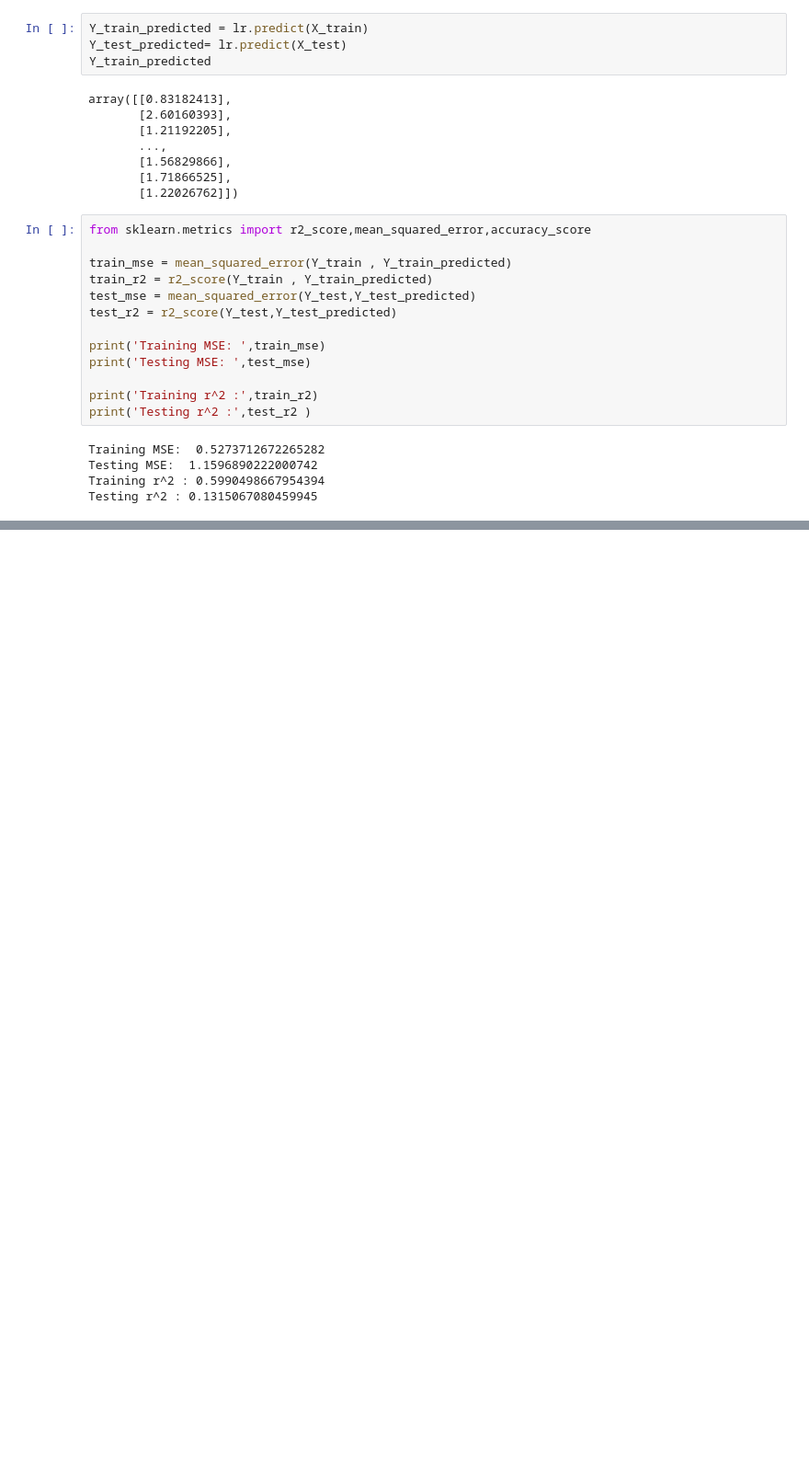
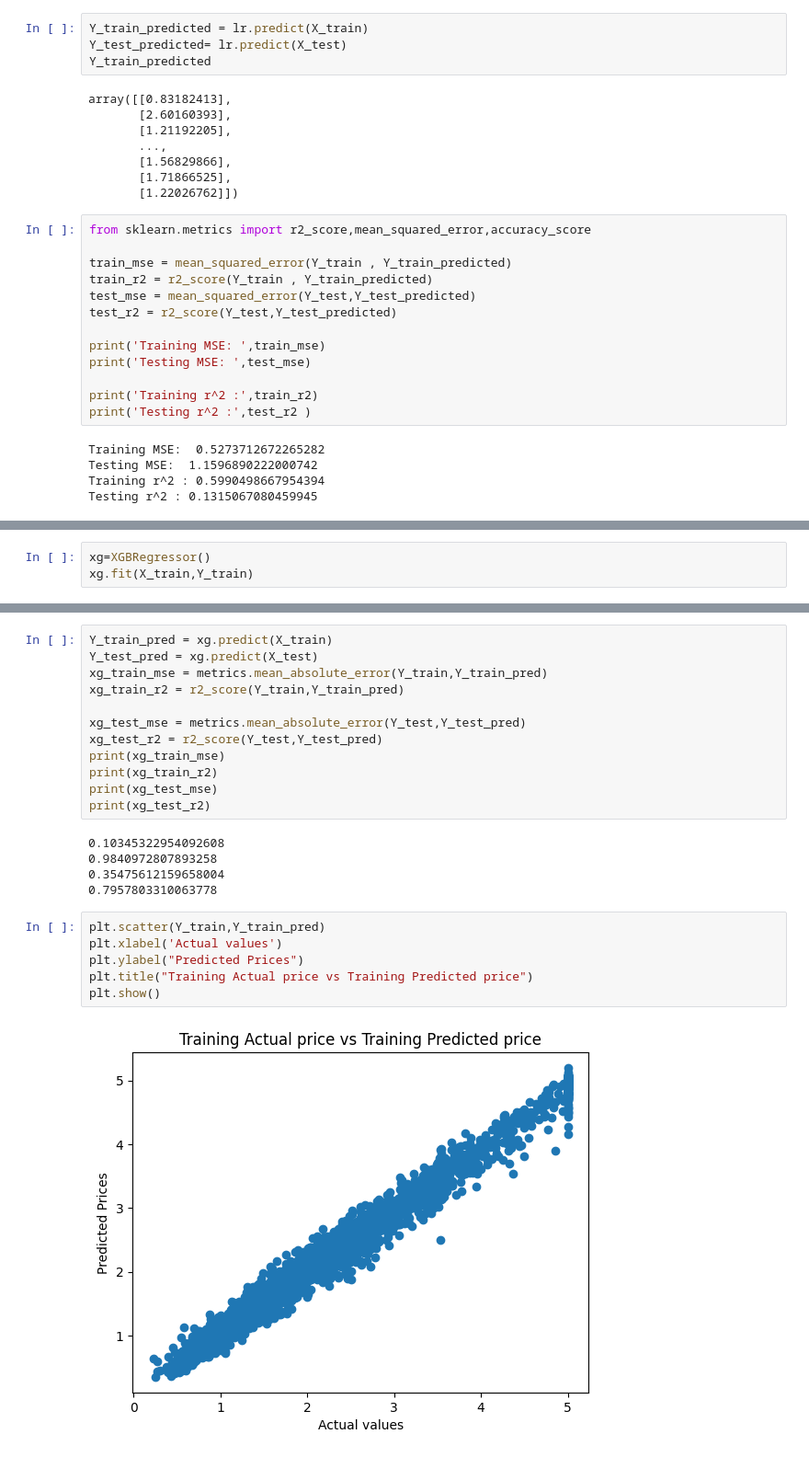
Before and after one commit to mugilan6379/California-House-Price-Prediction, a Jupyter notebook: housePricePrediction.ipynb, the cells around one changed output, grey strips where cells are left out. Shown: that part at 92% size. Cells and saved outputs as stored; diff of their text form; blank space fills up the shorter version.

```diff
--- a/housePricePrediction.ipynb
+++ b/housePricePrediction.ipynb
@@ -164,0 +143,3 @@ Likely causes:
+# %%
+xg=XGBRegressor()
+xg.fit(X_train,Y_train)
@@ -164,0 +158,25 @@ Likely causes:
+# %%
+Y_train_pred = xg.predict(X_train)
+Y_test_pred = xg.predict(X_test)
+xg_train_mse = metrics.mean_absolute_error(Y_train,Y_train_pred)
+xg_train_r2 = r2_score(Y_train,Y_train_pred)
+
+xg_test_mse = metrics.mean_absolute_error(Y_test,Y_test_pred)
+xg_test_r2 = r2_score(Y_test,Y_test_pred)
+print(xg_train_mse)
+print(xg_train_r2)
+print(xg_test_mse)
+print(xg_test_r2)
+# %% [output]
+0.10345322954092608
+0.9840972807893258
+0.35475612159658004
+0.7957803310063778
+# %%
+plt.scatter(Y_train,Y_train_pred)
+plt.xlabel('Actual values')
+plt.ylabel("Predicted Prices")
+plt.title("Training Actual price vs Training Predicted price")
+plt.show()
+# %% [output]
+[figure, added]
```
Also changed, not shown: parts of 5 cells of this notebook.
